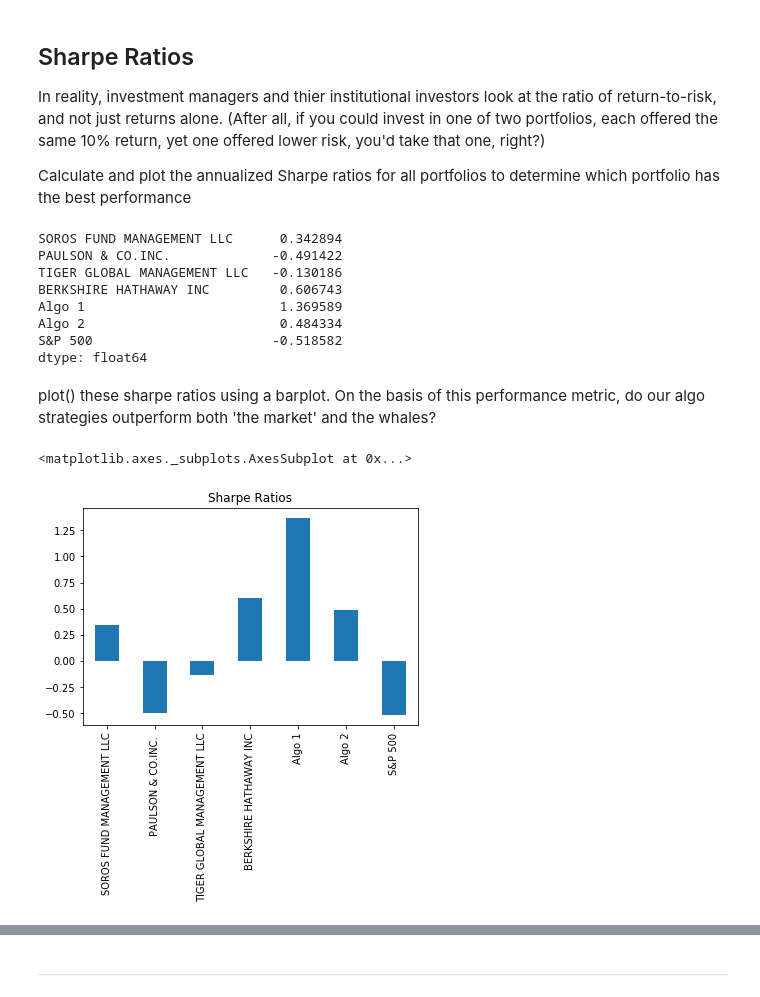
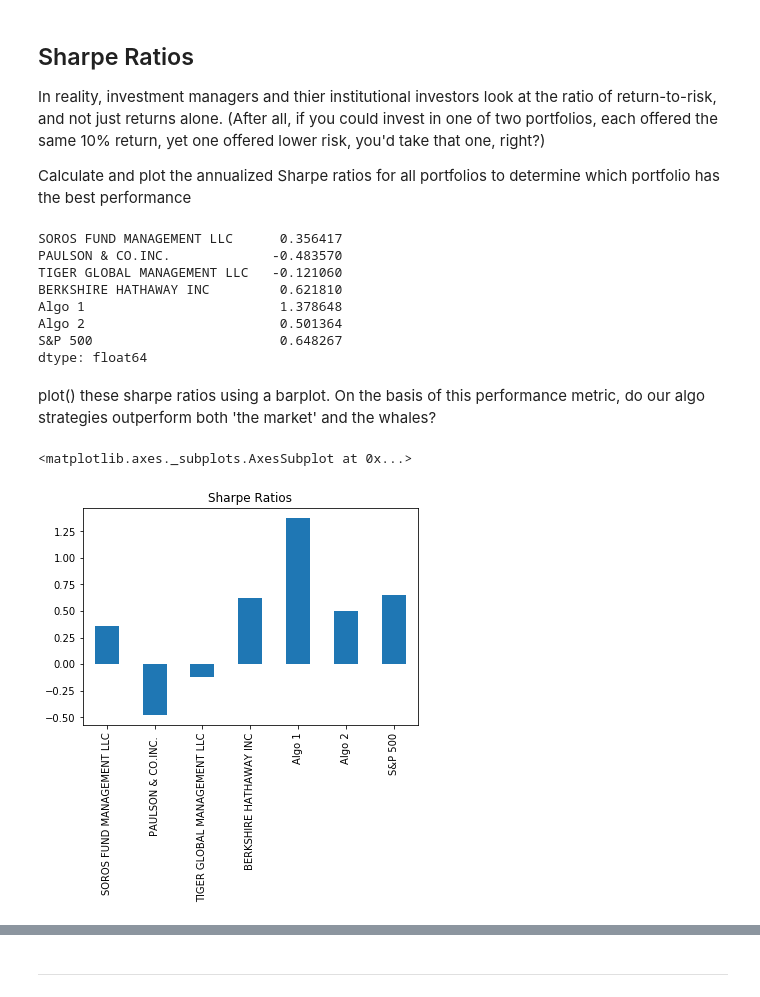
Before and after one commit to amejiali/pandas-homework, a Jupyter notebook: Starter_Code/whale_analysis.ipynb, the cells around one changed output, grey strips where cells are left out. Cells and saved outputs as stored; diff of their text form; code cells hidden in the pictures.

Commit message:
Code up to Sharpe Ratios

```diff
--- a/Starter_Code/whale_analysis.ipynb
+++ b/Starter_Code/whale_analysis.ipynb
@@ -338,13 +347,15 @@ Calculate and plot the annualized Sharpe ratios for all portfolios to determine
 # %%
 # Annualzied Sharpe Ratios
 # YOUR CODE HERE
+sharpe_ratios = (joined_data_cols.mean() * 252) / (joined_data_cols.std() * np.sqrt(252))
+sharpe_ratios
 # %% [output]
-SOROS FUND MANAGEMENT LLC      0.342894
-PAULSON & CO.INC.             -0.491422
-TIGER GLOBAL MANAGEMENT LLC   -0.130186
-BERKSHIRE HATHAWAY INC         0.606743
-Algo 1                         1.369589
-Algo 2                         0.484334
-S&P 500                       -0.518582
+SOROS FUND MANAGEMENT LLC      0.356417
+PAULSON & CO.INC.             -0.483570
+TIGER GLOBAL MANAGEMENT LLC   -0.121060
+BERKSHIRE HATHAWAY INC         0.621810
+Algo 1                         1.378648
+Algo 2                         0.501364
+S&P 500                        0.648267
 dtype: float64
 # %% [markdown]
@@ -353,6 +363,7 @@ dtype: float64
 # %%
 # Visualize the sharpe ratios as a bar plot
 # YOUR CODE HERE
+sharpe_ratios.plot(kind="bar", title="Sharpe Ratios")
 # %% [output]
 <matplotlib.axes._subplots.AxesSubplot at 0x...>
-[figure, old version]
+[figure, new version]
```
Also changed, not shown: parts of 9 cells of this notebook.
